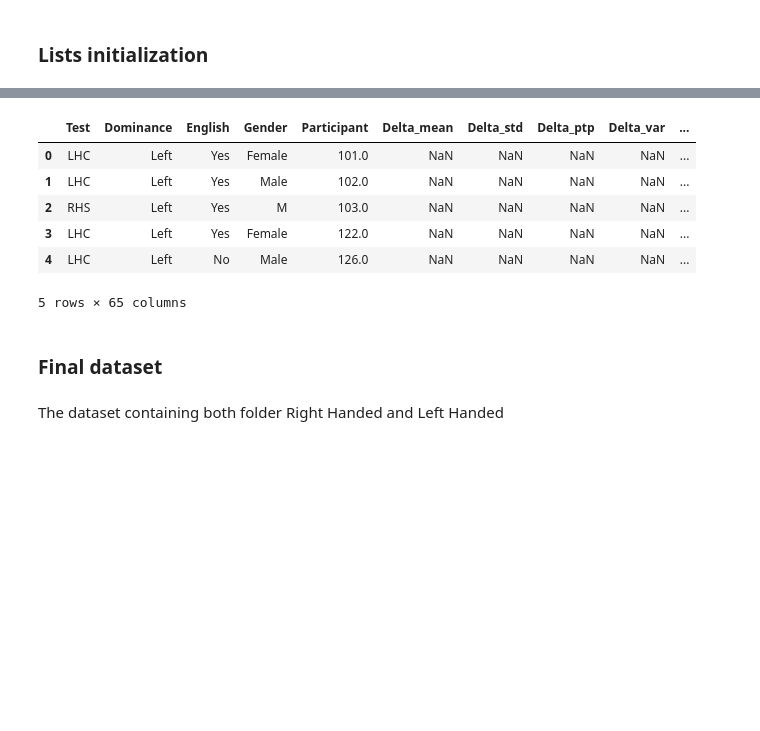
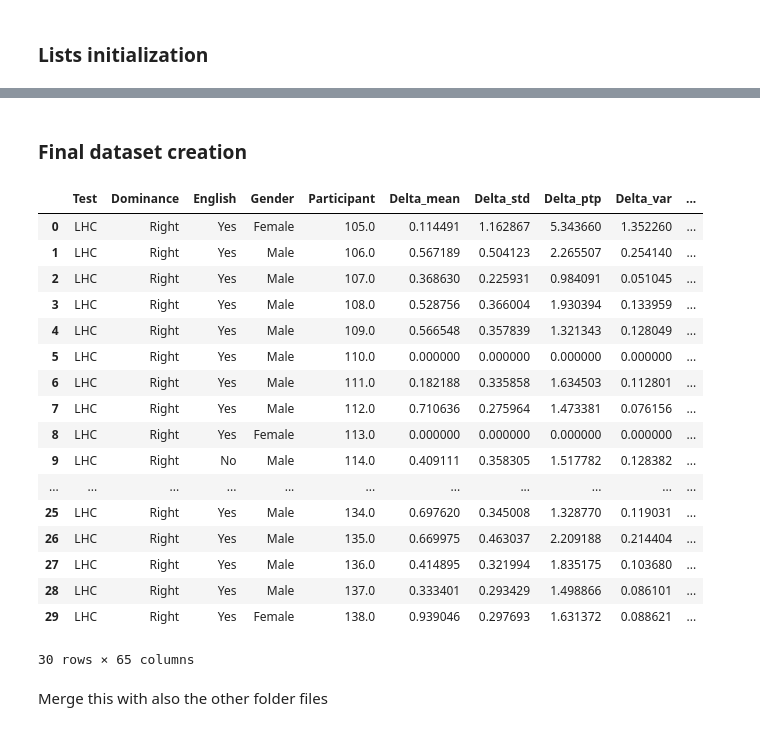
Before and after one commit to jtsang02/Hand-Dominance-Classifier, a Jupyter notebook: EEG_Code_MARTI.ipynb, the cells around one changed output, grey strips where cells are left out. Drawn from its saved outputs; the diff is of its cells as text; code cells hidden in the pictures; blank space fills up the shorter version.

```diff
--- a/EEG_Code_MARTI.ipynb
+++ b/EEG_Code_MARTI.ipynb
@@ -59,11 +104,14 @@ Each element of lists is the mean of the variable for a city in a range from twe
 # %%
 waves = ["Delta", "Theta", "Alpha", "Beta", "Gamma"] # names of waves we are interested in
 # %%
-final_df = pd.DataFrame()
-
 test_list = []
 dominance_list = []
 english_list = []
 gender_list = []
 participant_list = []
+
+# dictionary to store all the values for one dataframe
+final_dic = {}
+# %% [markdown]
+### Final dataset creation
 # %%
@@ -103,27 +165,42 @@ for name in all_filenames[0:5]: # file 6 contains string number
-# %%
-final_df["Test"] = test_list
-final_df["Dominance"] = dominance_list
-final_df["English"] = english_list
-final_df["Gender"] = gender_list
-final_df["Participant"] = participant_list
-
-functions = ["mean", "std", "ptp","var","minim","maxim","argminim","argmaxim","rms","abs_diff_signal","skewness","kurtosis"]
-
-for wave in gen_features.keys():
-    for i in range(12):
-        final_df[wave + "_" + functions[i]] = gen_features[wave][i]
-
-
-final_df
-# %% [output]
-|  | Test | Dominance | English | Gender | Participant | Delta_mean | Delta_std | Delta_ptp | Delta_var | ... |
-| 0 | LHC | Left | Yes | Female | 101.0 | NaN | NaN | NaN | NaN | ... |
-| 1 | LHC | Left | Yes | Male | 102.0 | NaN | NaN | NaN | NaN | ... |
-| 2 | RHS | Left | Yes | M | 103.0 | NaN | NaN | NaN | NaN | ... |
-| 3 | LHC | Left | Yes | Female | 122.0 | NaN | NaN | NaN | NaN | ... |
-| 4 | LHC | Left | No | Male | 126.0 | NaN | NaN | NaN | NaN | ... |
-5 rows × 65 columns
-# %% [markdown]
-### Final dataset
+# %%
+# create an empty dataframe
+final_df = pd.DataFrame()
+
+# assign to the column 'Test' of the final df all the values which are in the test_list
+final_df["Test"] = test_list
+final_df["Dominance"] = dominance_list
+final_df["English"] = english_list
+final_df["Gender"] = gender_list
+final_df["Participant"] = participant_list
+
+functions = ["mean", "std", "ptp","var","minim","maxim","argminim","argmaxim","rms","abs_diff_signal","skewness","kurtosis"]
+
+for i in range(len(all_filenames[0:30])): # i indicates the row (index for each file)
+    name = all_filenames[i]
+    for wave in waves: # for each wave
+        for j in range(12):
+            # at row i, and column specified by the name of the wave and features
+            final_df.at[i, wave + "_" + functions[j]] = final_dic[name][wave][j]
+
+final_df
+# %% [output]
+|  | Test | Dominance | English | Gender | Participant | Delta_mean | Delta_std | Delta_ptp | Delta_var | ... |
+| 0 | LHC | Right | Yes | Female | 105.0 | 0.114491 | 1.162867 | 5.343660 | 1.352260 | ... |
+| 1 | LHC | Right | Yes | Male | 106.0 | 0.567189 | 0.504123 | 2.265507 | 0.254140 | ... |
+| 2 | LHC | Right | Yes | Male | 107.0 | 0.368630 | 0.225931 | 0.984091 | 0.051045 | ... |
+| 3 | LHC | Right | Yes | Male | 108.0 | 0.528756 | 0.366004 | 1.930394 | 0.133959 | ... |
+| 4 | LHC | Right | Yes | Male | 109.0 | 0.566548 | 0.357839 | 1.321343 | 0.128049 | ... |
+| 5 | LHC | Right | Yes | Male | 110.0 | 0.000000 | 0.000000 | 0.000000 | 0.000000 | ... |
+| 6 | LHC | Right | Yes | Male | 111.0 | 0.182188 | 0.335858 | 1.634503 | 0.112801 | ... |
+| 7 | LHC | Right | Yes | Male | 112.0 | 0.710636 | 0.275964 | 1.473381 | 0.076156 | ... |
+| 8 | LHC | Right | Yes | Female | 113.0 | 0.000000 | 0.000000 | 0.000000 | 0.000000 | ... |
+| 9 | LHC | Right | No | Male | 114.0 | 0.409111 | 0.358305 | 1.517782 | 0.128382 | ... |
+| ... | ... | ... | ... | ... | ... | ... | ... | ... | ... | ... |
+| 25 | LHC | Right | Yes | Male | 134.0 | 0.697620 | 0.345008 | 1.328770 | 0.119031 | ... |
+| 26 | LHC | Right | Yes | Male | 135.0 | 0.669975 | 0.463037 | 2.209188 | 0.214404 | ... |
+| 27 | LHC | Right | Yes | Male | 136.0 | 0.414895 | 0.321994 | 1.835175 | 0.103680 | ... |
+| 28 | LHC | Right | Yes | Male | 137.0 | 0.333401 | 0.293429 | 1.498866 | 0.086101 | ... |
+| 29 | LHC | Right | Yes | Female | 138.0 | 0.939046 | 0.297693 | 1.631372 | 0.088621 | ... |
+30 rows × 65 columns
 # %% [markdown]
-The dataset containing both folder Right Handed and Left Handed
+Merge this with also the other folder files
```
Also changed, not shown: parts of 12 cells of this notebook.
